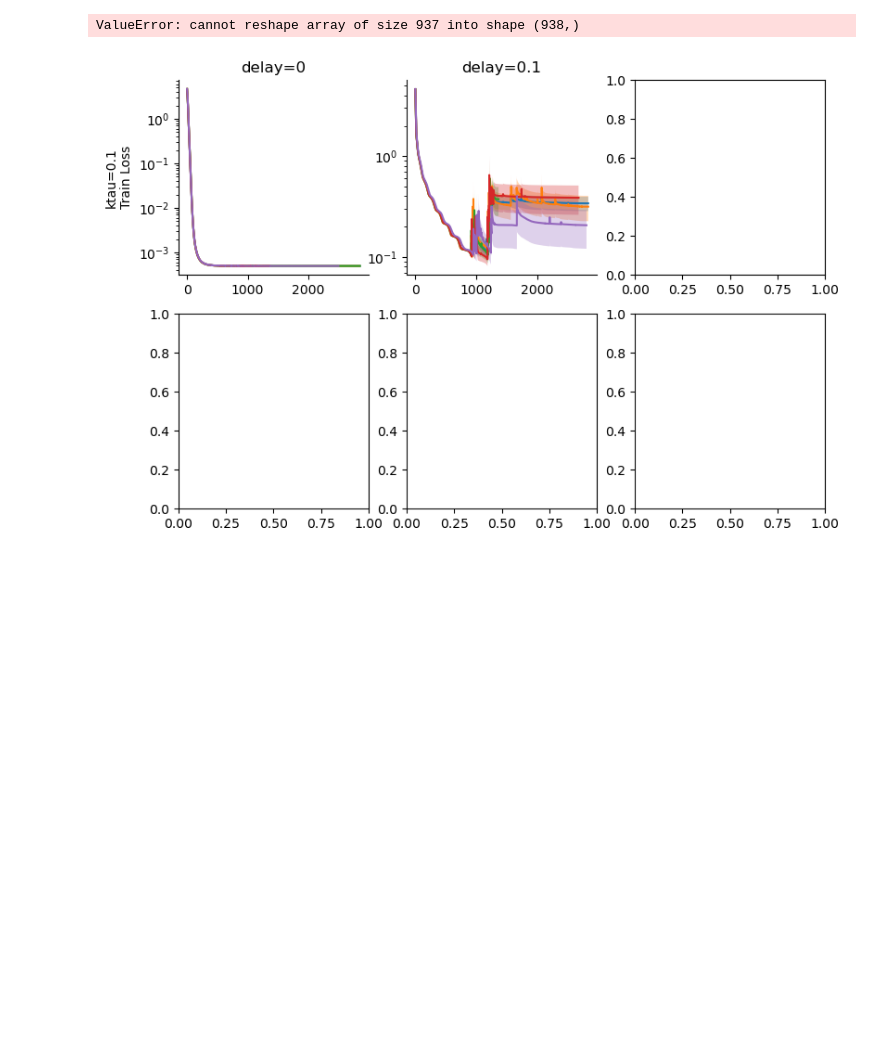
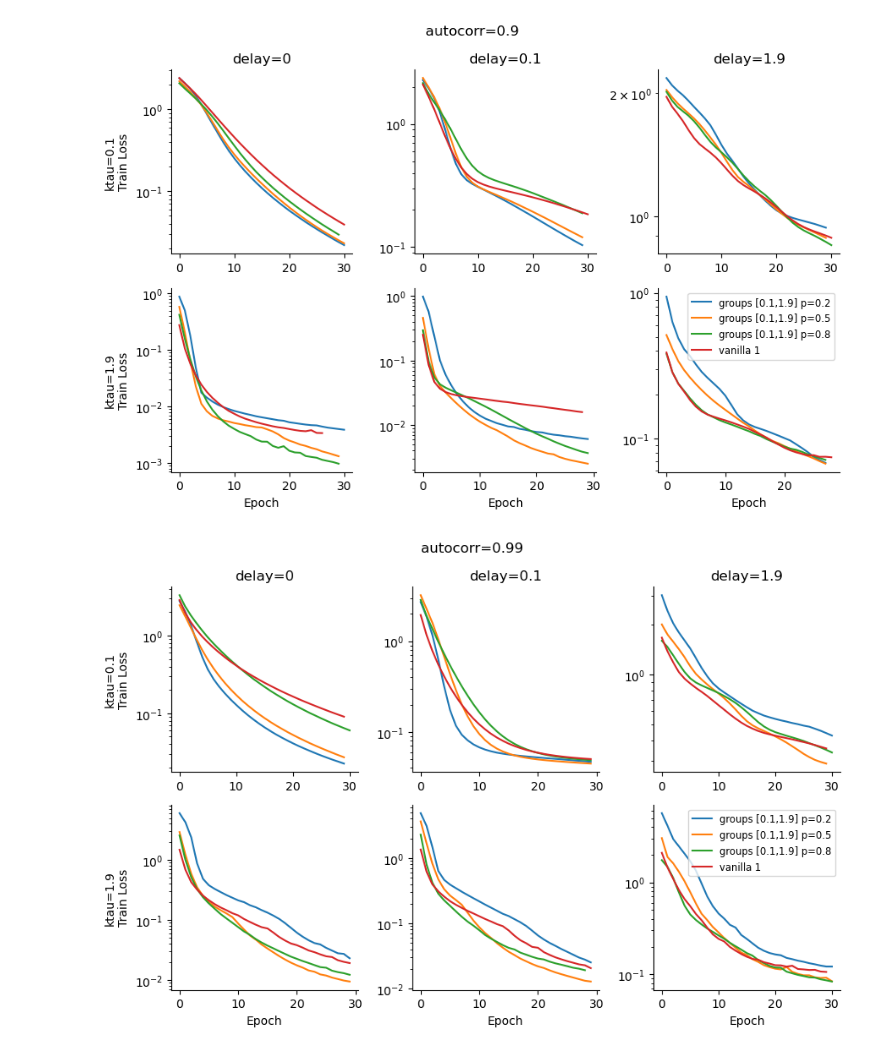
Before and after one commit to ahiggs13/timescale_RNN, a Jupyter notebook: notebooks/giga_analysis.ipynb, the cells around one changed output. Cells and saved outputs as stored; diff of their text form; code cells hidden in the pictures; blank space fills up the shorter version.

```diff
--- a/notebooks/giga_analysis.ipynb
+++ b/notebooks/giga_analysis.ipynb
@@ -11,7 +11,7 @@ def get_subdirs(dir, autocorr, kernel_tau, read_delay, dist_type, **kwargs):
         pattern = f'{dir}/autocorr{autocorr}_ktau{kernel_tau}_delay{read_delay}_normal_eta{eta}*'
     elif dist_type == 'vanilla':
         tau = kwargs['tau']
-        pattern = f'{dir}/autocorr{autocorr}_ktau{kernel_tau}_delay{read_delay}_vanilla{tau}*'
+        pattern = f'{dir}/autocorr{autocorr}_ktau{kernel_tau}_delay{read_delay}_vanilla{tau}'
     elif dist_type == 'groups':
         tau_max = kwargs['tau'][1]
         prop = kwargs['prop']
@@ -23,25 +23,27 @@ plot_configs = [
     # dict(dist_type='normal',  eta=0.25, label='normal eta=0.25'),
     # dict(dist_type='normal',  eta=0.5,  label='normal eta=0.5'),
     # dict(dist_type='groups',  tau=[0.1, 1],   prop=0.5, label='groups [0.1,1] p=0.5'),
-    # dict(dist_type='groups',  tau=[0.1, 1.9], prop=0.5, label='groups [0.1,1.9] p=0.5'),
-    # dict(dist_type='groups',  tau=[0.1, 1.9], prop=0.2, label='groups [0.1,1.9] p=0.2'),
-    # dict(dist_type='groups',  tau=[0.1, 1.9], prop=0.8, label='groups [0.1,1.9] p=0.8'),
+    dict(dist_type='groups',  tau=[0.1, 1.9], prop=0.2, label='groups [0.1,1.9] p=0.2'),
+    dict(dist_type='groups',  tau=[0.1, 1.9], prop=0.5, label='groups [0.1,1.9] p=0.5'),
+    dict(dist_type='groups',  tau=[0.1, 1.9], prop=0.8, label='groups [0.1,1.9] p=0.8'),
     # dict(dist_type='vanilla', tau=0.1, label='vanilla 0.1'),
-    # dict(dist_type='vanilla', tau=1,   label='vanilla 1'),
+    dict(dist_type='vanilla', tau=1,   label='vanilla 1'),
     # dict(dist_type='vanilla', tau=1.9, label='vanilla 1.9'),
 ]
 
-plot_configs = [
-    dict(dist_type='normal',  eta=0,  label='normal eta=0'),
-    dict(dist_type='normal',  eta=0.2,  label='normal eta=0.2'),
-    dict(dist_type='normal',  eta=0.4,  label='normal eta=0.4'),
-    dict(dist_type='normal',  eta=0.6,  label='normal eta=0.6'),
-    dict(dist_type='normal',  eta=1,  label='normal eta=1')
-]
+# plot_configs = [
+#     dict(dist_type='normal',  eta=0,  label='normal eta=0'),
+#     dict(dist_type='normal',  eta=0.2,  label='normal eta=0.2'),
+#     dict(dist_type='normal',  eta=0.4,  label='normal eta=0.4'),
+#     dict(dist_type='normal',  eta=0.6,  label='normal eta=0.6'),
+#     dict(dist_type='normal',  eta=1,  label='normal eta=1')
+# ]
+
+results_dir = 'rnn_results_debugging'
 
 kernel_taus = [0.1, 1.9]
 read_delays = [0, 0.1, 1.9]
-autocorrs   = [0, 0.5, 0.9]
+autocorrs   = [0.5, 0.9, 0.99]
 
 for autocorr in autocorrs:
     n_rows, n_cols = len(kernel_taus), len(read_delays)
@@ -54,7 +56,7 @@ for autocorr in autocorrs:
             ax = axes[i, j]
 
             for cfg in plot_configs:
-                subdirs = get_subdirs('../rnn_results3', autocorr, kernel_tau, read_delay, # change results directory if needed
+                subdirs = get_subdirs(f'../{results_dir}', autocorr, kernel_tau, read_delay, # change results directory if needed
                                       cfg['dist_type'], **{k: v for k, v in cfg.items()
                                                            if k not in ('dist_type', 'label')})
 
@@ -87,5 +89,4 @@ for autocorr in autocorrs:
     axes[-1, -1].legend(handles, labels, fontsize='small')
     fig.suptitle(f'autocorr={autocorr}')
     plt.tight_layout()
-    plt.show()
 # %% [output]
@@ -93,2 +94,2 @@ for autocorr in autocorrs:
-ValueError: cannot reshape array of size 937 into shape (938,)
-[figure, old version]
+[figure, new version]
+[figure, added]
```
Also changed, not shown: parts of 1 cell of this notebook, 4 other files.
